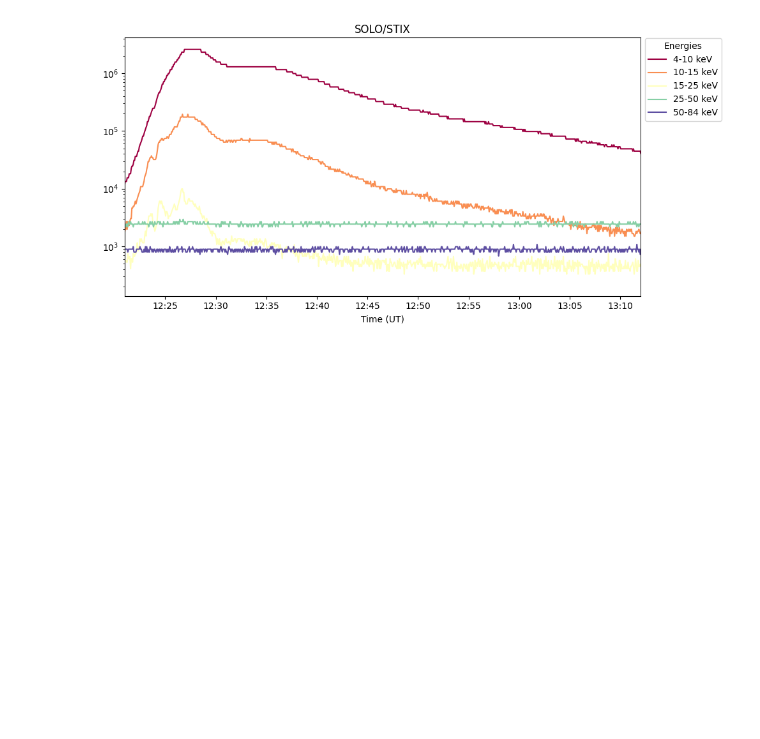
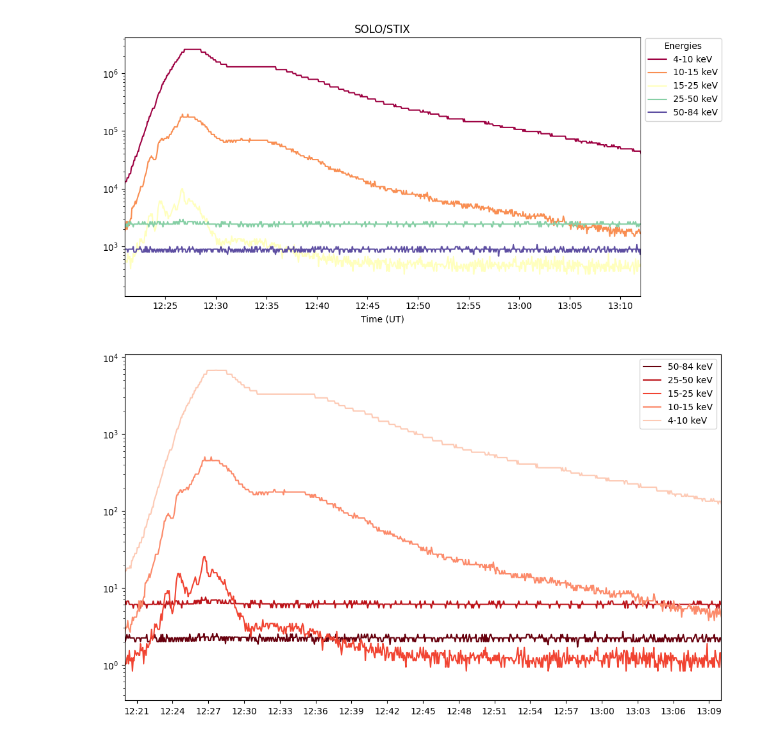
Before and after one commit to MohamedNedal/nenufar_work, a Jupyter notebook: stix_quicklook_plot.ipynb, the cells around one changed output. Saved outputs shown, nothing was run; the diff lists cells and outputs as text; code cells hidden in the pictures; blank space fills up the shorter version.

```diff
--- a/stix_quicklook_plot.ipynb
+++ b/stix_quicklook_plot.ipynb
@@ -145,3 +145,48 @@ plt.show()
 # ax.xaxis.set_major_locator(dates.MinuteLocator(interval=5))
 # ax.xaxis.set_major_formatter(dates.DateFormatter('%H:%M:%S'))
 # plt.show()
+# %%
+from sunpy.net import Fido, attrs as a
+from stixpy.net.client import STIXClient  # This registers the STIX client with Fido
+from datetime import datetime
+from sunpy.timeseries import TimeSeries
+from stixpy.timeseries import quicklook
+import pdb, pylab
+import matplotlib.pyplot as plt
+from matplotlib import dates
+import astropy.units as u
+import numpy as np
+from astropy.io import fits
+
+ql_query = Fido.search(a.Time('2025-03-25T12:00', '2025-03-25T13:10'), a.Instrument.stix,
+                    a.stix.DataProduct.ql_lightcurve)
+
+ql_files = Fido.fetch(ql_query)
+files = fits.open(ql_files[0])
+ql_lightcurves = TimeSeries(ql_files)
+### let's do timedelay correction and convert to datetime objects
+#pdb.set_trace()
+df = ql_lightcurves.to_dataframe()
+crrct_times = ql_lightcurves.time+(files[0].header['EAR_TDEL'])*u.s
+times = crrct_times.datetime
+# %%
+fig = plt.figure(figsize=(12, 7))
+ax = fig.add_subplot(111)
+color = 'Reds'
+cm = pylab.get_cmap(color)
+collist = cm(np.linspace(0, 255, 6).astype(int))
+#ql_lightcurves.plot(axes = ax)
+ax.plot(times,df['50-84 keV'],color = collist[5],label = '50-84 keV')
+ax.plot(times,df['25-50 keV'],color = collist[4],label = '25-50 keV')
+ax.plot(times,df['15-25 keV'],color = collist[3],label = '15-25 keV')
+ax.plot(times,df['10-15 keV'],color = collist[2],label = '10-15 keV')
+ax.plot(times,df['4-10 keV'],color = collist[1],label = '4-10 keV')
+
+ax.set_yscale('log')
+ax.legend(loc = 'upper right')
+ax.set_xlim(datetime(2025, 3, 25, 12, 20), datetime(2025, 3, 25, 13,10))
+ax.xaxis.set_major_locator(dates.MinuteLocator(interval=3))
+ax.xaxis.set_major_formatter(dates.DateFormatter('%H:%M'))
+plt.show()
+# %% [output]
+[figure, added]
```
Also changed, not shown: parts of 1 cell of this notebook, 1 other file.
